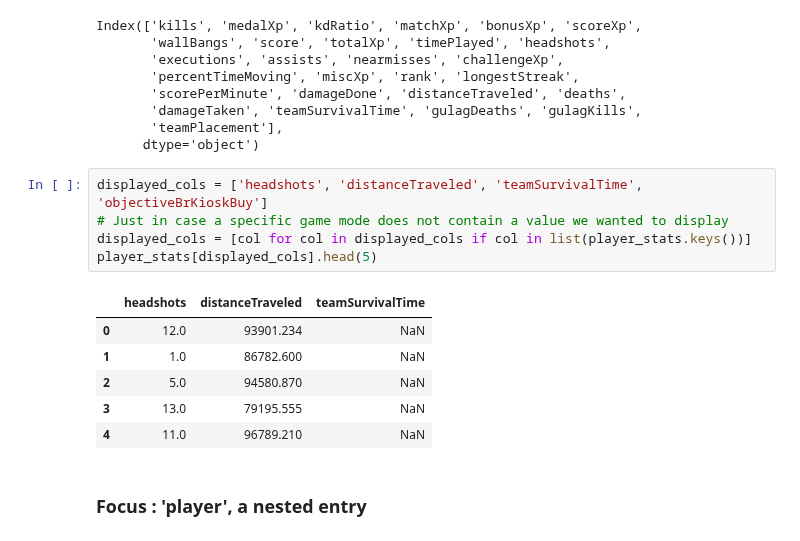
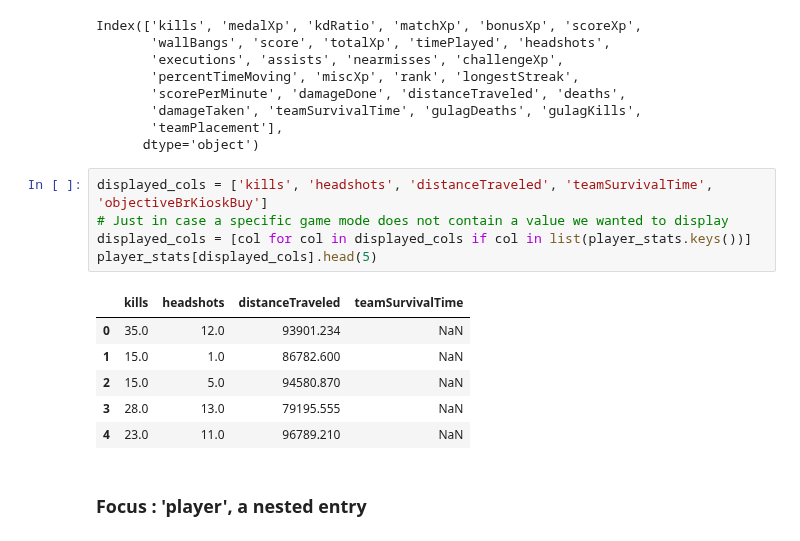
Before and after one commit to matthieuvion/wzkd, a Jupyter notebook: notebooks/format_matches.ipynb, the cells around one changed output. Drawn from its saved outputs; the diff is of its cells as text.

```diff
--- a/notebooks/format_matches.ipynb
+++ b/notebooks/format_matches.ipynb
@@ -245,17 +245,17 @@ Index(['kills', 'medalXp', 'kdRatio', 'matchXp', 'bonusXp', 'scoreXp',
        'teamPlacement'],
       dtype='object')
 # %%
-displayed_cols = ['headshots', 'distanceTraveled', 'teamSurvivalTime', 'objectiveBrKioskBuy']
+displayed_cols = ['kills', 'headshots', 'distanceTraveled', 'teamSurvivalTime', 'objectiveBrKioskBuy']
 # Just in case a specific game mode does not contain a value we wanted to display
 displayed_cols = [col for col in displayed_cols if col in list(player_stats.keys())]
 player_stats[displayed_cols].head(5)
 # %% [output]
-|  | headshots | distanceTraveled | teamSurvivalTime |
-| 0 | 12.0 | 93901.234 | NaN |
-| 1 | 1.0 | 86782.600 | NaN |
-| 2 | 5.0 | 94580.870 | NaN |
-| 3 | 13.0 | 79195.555 | NaN |
-| 4 | 11.0 | 96789.210 | NaN |
+|  | kills | headshots | distanceTraveled | teamSurvivalTime |
+| 0 | 35.0 | 12.0 | 93901.234 | NaN |
+| 1 | 15.0 | 1.0 | 86782.600 | NaN |
+| 2 | 15.0 | 5.0 | 94580.870 | NaN |
+| 3 | 28.0 | 13.0 | 79195.555 | NaN |
+| 4 | 23.0 | 11.0 | 96789.210 | NaN |
 # %% [markdown]
 ### Focus : 'player', a nested entry
 # %%
```
Also changed, not shown: parts of 5 cells of this notebook, 4 other files.
